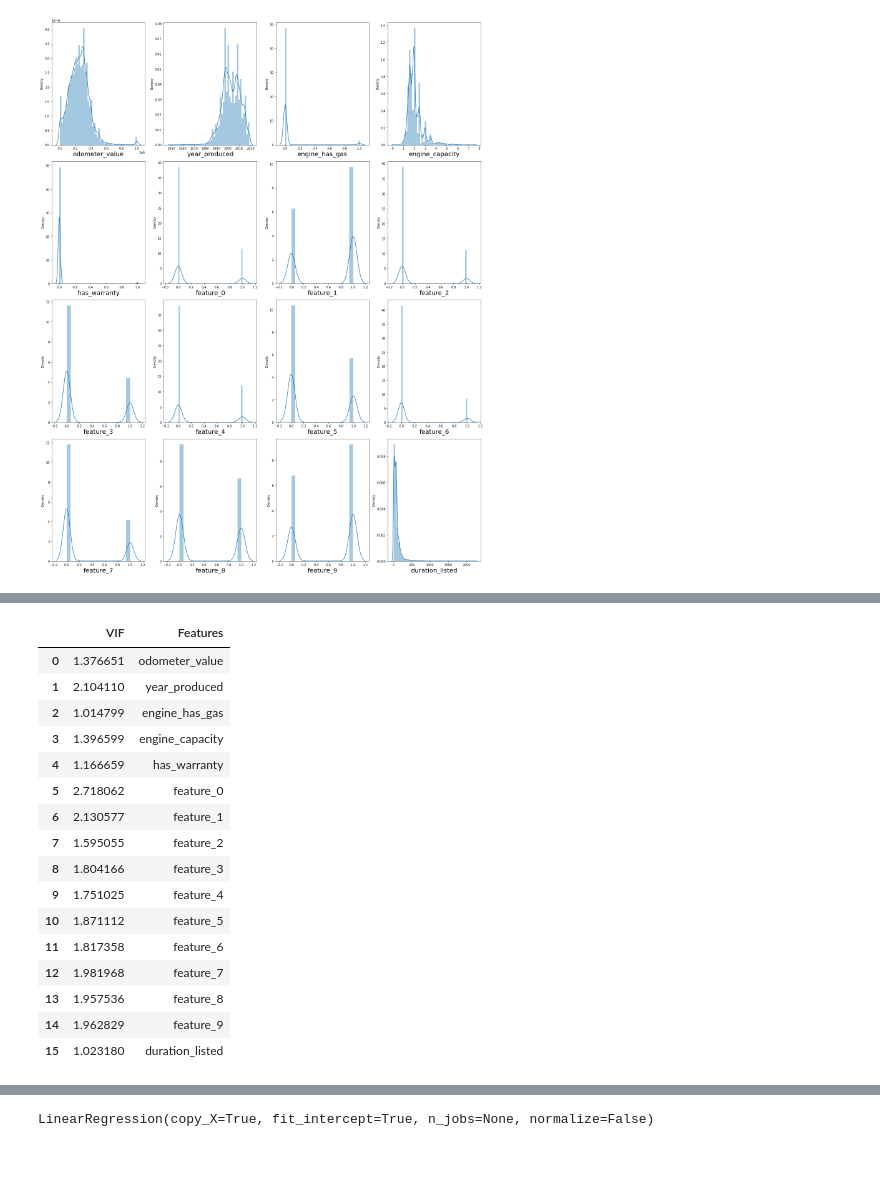
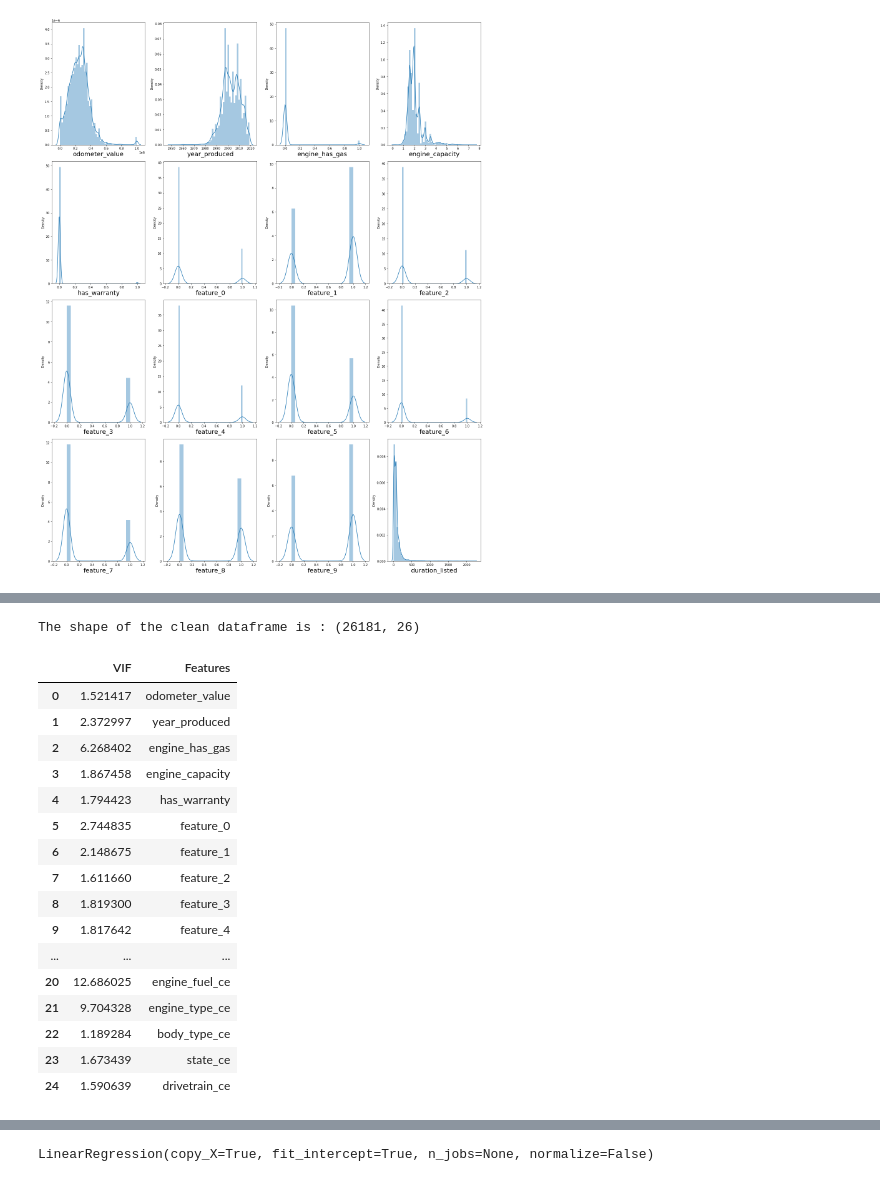
Before and after one commit to obeabi/SdsOctober2020Challenge, a Jupyter notebook: Main_v3.ipynb, the cells around one changed output, grey strips where cells are left out. Drawn from its saved outputs; the diff is of its cells as text; code cells hidden in the pictures.

```diff
--- a/Main_v3.ipynb
+++ b/Main_v3.ipynb
@@ -51,7 +37,7 @@ Libraries installed successfully!
 # %%
 # Importing the training dataset
 
-df_train = pd.read_csv('Train.csv', engine= 'python', encoding= 'latin1')
+df_train = pd.read_csv('df_train_ce.csv', engine= 'python', encoding= 'latin1')
 
 
 df_train.head()
@@ -230,0 +112,16 @@ testset_num.head()
+# %%
+# Viusalize realtionship between indepednet and dependent variable
+y = df_train['price_usd']
+X = df_train.drop(columns = ['price_usd'])
+
+plt.figure(figsize=(20,30), facecolor='white')
+plotnumber = 1
+
+for column in X:
+    if plotnumber<=15 :
+        ax = plt.subplot(5,3,plotnumber)
+        plt.scatter(X[column],y)
+        plt.xlabel(column,fontsize=20)
+        plt.ylabel('Price_usd',fontsize=20)
+    plotnumber+=1
+plt.tight_layout()
@@ -242,19 +141,3 @@ for column in trainset_num:
 plt.tight_layout()
 # %% [output]
 [figure]
-# %%
-# Viusalize realtionship between indepednet and dependent variable
-y = trainset_num['price_usd']
-X = trainset_num.drop(columns = ['price_usd'])
-
-plt.figure(figsize=(20,30), facecolor='white')
-plotnumber = 1
-
-for column in X:
-    if plotnumber<=15 :
-        ax = plt.subplot(5,3,plotnumber)
-        plt.scatter(X[column],y)
-        plt.xlabel(column,fontsize=20)
-        plt.ylabel('Price_usd',fontsize=20)
-    plotnumber+=1
-plt.tight_layout()
@@ -263,42 +150,49 @@ plt.tight_layout()
+# %%
+# Obtain clean dataframe
+clean_df_train = df_train[(Zscore <3).all(axis = 1)]
+print("The shape of the clean dataframe is :", clean_df_train.shape)
+# %% [output]
+The shape of the clean dataframe is : (26181, 26)
 # %%
 # Checking for colinearity
-y = trainset_num.iloc[:,-1].values
+y = df_train['price_usd'].values
+#X = clean_df_train.drop(columns = ['price_usd'])
 y = y.reshape(len(y),1)
 y.shape
 scaler =StandardScaler()
 scaler_y = StandardScaler()
 
 X_scaled = scaler.fit_transform(X)
 y_scaled = scaler_y.fit_transform(y)
 from statsmodels.stats.outliers_influence import variance_inflation_factor
 variables = X_scaled
 
 # we create a new data frame which will include all the VIFs
 # note that each variable has its own variance inflation factor as this measure is variable specific (not model specific)
 # we do not include categorical values for mulitcollinearity as they do not provide much information as numerical ones do
 vif = pd.DataFrame()
 
 # here we make use of the variance_inflation_factor, which will basically output the respective VIFs
 vif["VIF"] = [variance_inflation_factor(variables, i) for i in range(variables.shape[1])]
 # Finally, I like to include names so it is easier to explore the result
 vif["Features"] = X.columns
 
 vif
 # %% [output]
 |  | VIF | Features |
-| 0 | 1.376651 | odometer_value |
-| 1 | 2.104110 | year_produced |
-| 2 | 1.014799 | engine_has_gas |
-| 3 | 1.396599 | engine_capacity |
-| 4 | 1.166659 | has_warranty |
-| 5 | 2.718062 | feature_0 |
-| 6 | 2.130577 | feature_1 |
-| 7 | 1.595055 | feature_2 |
-| 8 | 1.804166 | feature_3 |
-| 9 | 1.751025 | feature_4 |
-| 10 | 1.871112 | feature_5 |
-| 11 | 1.817358 | feature_6 |
-| 12 | 1.981968 | feature_7 |
-| 13 | 1.957536 | feature_8 |
-| 14 | 1.962829 | feature_9 |
-| 15 | 1.023180 | duration_listed |
+| 0 | 1.521417 | odometer_value |
+| 1 | 2.372997 | year_produced |
+| 2 | 6.268402 | engine_has_gas |
+| 3 | 1.867458 | engine_capacity |
+| 4 | 1.794423 | has_warranty |
+| 5 | 2.744835 | feature_0 |
+| 6 | 2.148675 | feature_1 |
+| 7 | 1.611660 | feature_2 |
+| 8 | 1.819300 | feature_3 |
+| 9 | 1.817642 | feature_4 |
+| ... | ... | ... |
+| 20 | 12.686025 | engine_fuel_ce |
+| 21 | 9.704328 | engine_type_ce |
+| 22 | 1.189284 | body_type_ce |
+| 23 | 1.673439 | state_ce |
+| 24 | 1.590639 | drivetrain_ce |
```
Also changed, not shown: parts of 127 cells of this notebook.
